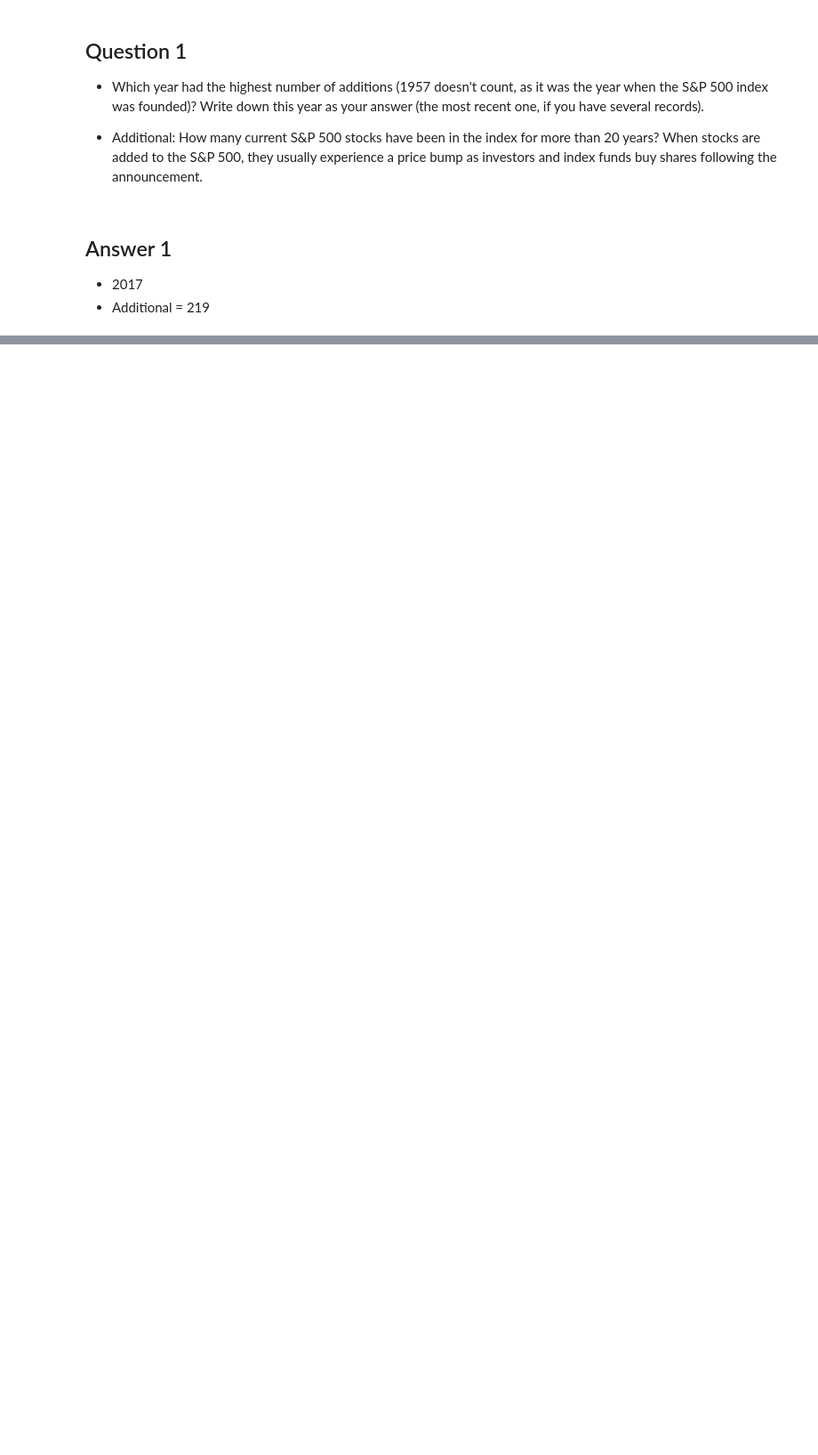
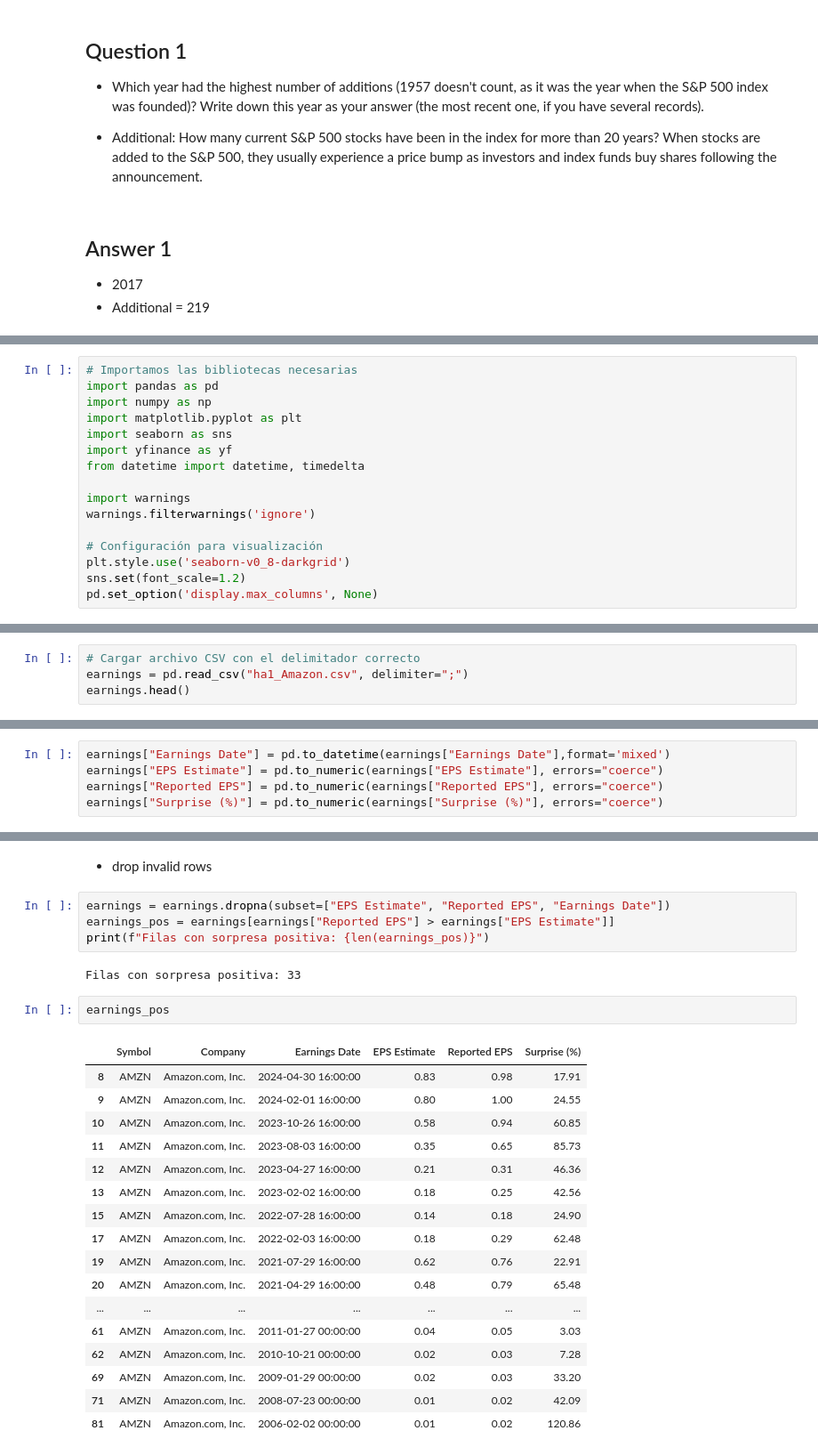
Before and after one commit to Maxkaizo/stock-markets-analytics-zoomcamp, a Jupyter notebook: 01-intro-and-data-sources/homework.ipynb, the cells around one changed output, grey strips where cells are left out. Shown at 89% size. Cells and saved outputs as stored; diff of their text form; blank space fills up the shorter version.

Commit message:
new file:   01-intro-and-data-sources/ha1_Amazon.csv 	modified:   01-intro-and-data-sources/homework.ipynb

```diff
--- a/01-intro-and-data-sources/homework.ipynb
+++ b/01-intro-and-data-sources/homework.ipynb
@@ -176,0 +493,16 @@ tickers[tickers.age > 20].shape[0]
+# %%
+# Importamos las bibliotecas necesarias
+import pandas as pd
+import numpy as np
+import matplotlib.pyplot as plt
+import seaborn as sns
+import yfinance as yf
+from datetime import datetime, timedelta
+
+import warnings
+warnings.filterwarnings('ignore')
+
+# Configuración para visualización
+plt.style.use('seaborn-v0_8-darkgrid')
+sns.set(font_scale=1.2)
+pd.set_option('display.max_columns', None)
@@ -176,0 +511,4 @@ tickers[tickers.age > 20].shape[0]
+# %%
+# Cargar archivo CSV con el delimitador correcto
+earnings = pd.read_csv("ha1_Amazon.csv", delimiter=";")
+earnings.head()
@@ -176,0 +560,5 @@ tickers[tickers.age > 20].shape[0]
+# %%
+earnings["Earnings Date"] = pd.to_datetime(earnings["Earnings Date"],format='mixed')
+earnings["EPS Estimate"] = pd.to_numeric(earnings["EPS Estimate"], errors="coerce")
+earnings["Reported EPS"] = pd.to_numeric(earnings["Reported EPS"], errors="coerce")
+earnings["Surprise (%)"] = pd.to_numeric(earnings["Surprise (%)"], errors="coerce")
@@ -176,0 +589,28 @@ tickers[tickers.age > 20].shape[0]
+# %% [markdown]
+- drop invalid rows
+# %%
+earnings = earnings.dropna(subset=["EPS Estimate", "Reported EPS", "Earnings Date"])
+earnings_pos = earnings[earnings["Reported EPS"] > earnings["EPS Estimate"]]
+print(f"Filas con sorpresa positiva: {len(earnings_pos)}")
+# %% [output]
+Filas con sorpresa positiva: 33
+# %%
+earnings_pos
+# %% [output]
+|  | Symbol | Company | Earnings Date | EPS Estimate | Reported EPS | Surprise (%) |
+| 8 | AMZN | Amazon.com, Inc. | 2024-04-30 16:00:00 | 0.83 | 0.98 | 17.91 |
+| 9 | AMZN | Amazon.com, Inc. | 2024-02-01 16:00:00 | 0.80 | 1.00 | 24.55 |
+| 10 | AMZN | Amazon.com, Inc. | 2023-10-26 16:00:00 | 0.58 | 0.94 | 60.85 |
+| 11 | AMZN | Amazon.com, Inc. | 2023-08-03 16:00:00 | 0.35 | 0.65 | 85.73 |
+| 12 | AMZN | Amazon.com, Inc. | 2023-04-27 16:00:00 | 0.21 | 0.31 | 46.36 |
+| 13 | AMZN | Amazon.com, Inc. | 2023-02-02 16:00:00 | 0.18 | 0.25 | 42.56 |
+| 15 | AMZN | Amazon.com, Inc. | 2022-07-28 16:00:00 | 0.14 | 0.18 | 24.90 |
+| 17 | AMZN | Amazon.com, Inc. | 2022-02-03 16:00:00 | 0.18 | 0.29 | 62.48 |
+| 19 | AMZN | Amazon.com, Inc. | 2021-07-29 16:00:00 | 0.62 | 0.76 | 22.91 |
+| 20 | AMZN | Amazon.com, Inc. | 2021-04-29 16:00:00 | 0.48 | 0.79 | 65.48 |
+| ... | ... | ... | ... | ... | ... | ... |
+| 61 | AMZN | Amazon.com, Inc. | 2011-01-27 00:00:00 | 0.04 | 0.05 | 3.03 |
+| 62 | AMZN | Amazon.com, Inc. | 2010-10-21 00:00:00 | 0.02 | 0.03 | 7.28 |
+| 69 | AMZN | Amazon.com, Inc. | 2009-01-29 00:00:00 | 0.02 | 0.03 | 33.20 |
+| 71 | AMZN | Amazon.com, Inc. | 2008-07-23 00:00:00 | 0.01 | 0.02 | 42.09 |
+| 81 | AMZN | Amazon.com, Inc. | 2006-02-02 00:00:00 | 0.01 | 0.02 | 120.86 |
```
Also changed, not shown: parts of 68 cells of this notebook, 1 other file.
